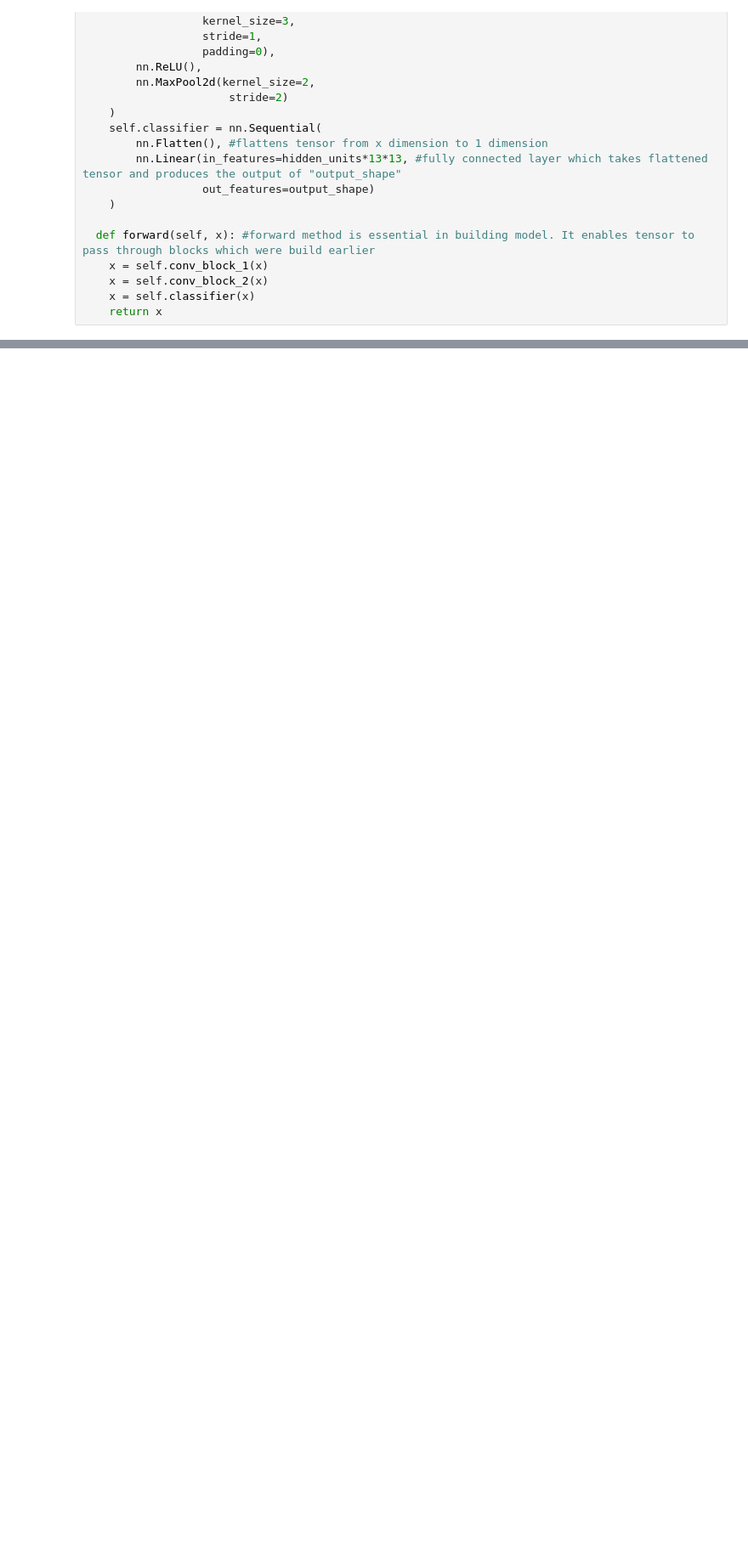
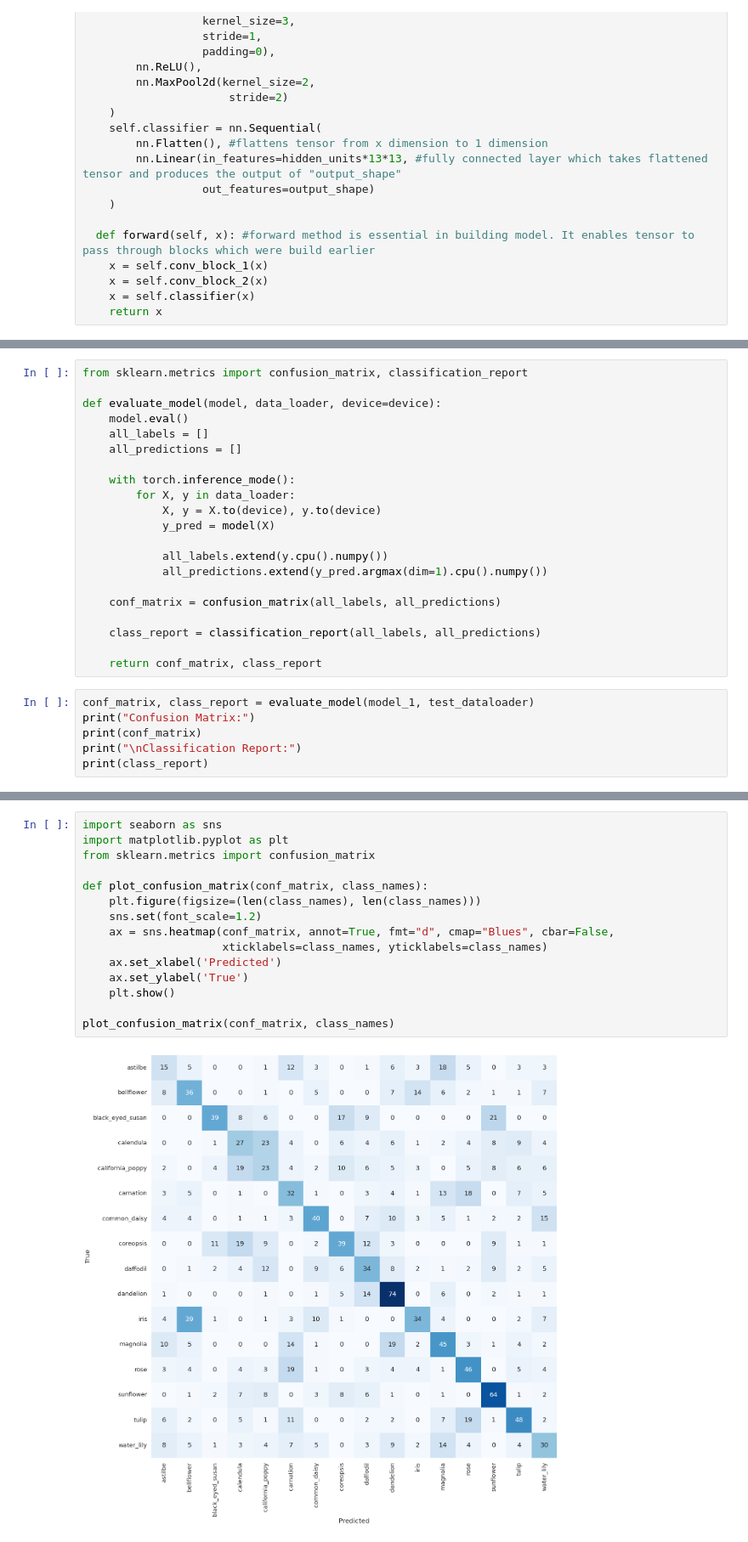
Before and after one commit to dpasierbiewicz/flower_classificator, a Jupyter notebook: Flower_classifier.ipynb, the cells around one changed output, grey strips where cells are left out. Shown at 85% size. Cells and saved outputs as stored; diff of their text form; blank space fills up the shorter version.

```diff
--- a/Flower_classifier.ipynb
+++ b/Flower_classifier.ipynb
@@ -436,0 +632,27 @@ class TinyVGG(nn.Module):
+# %%
+from sklearn.metrics import confusion_matrix, classification_report
+
+def evaluate_model(model, data_loader, device=device):
+    model.eval()
+    all_labels = []
+    all_predictions = []
+
+    with torch.inference_mode():
+        for X, y in data_loader:
+            X, y = X.to(device), y.to(device)
+            y_pred = model(X)
+
+            all_labels.extend(y.cpu().numpy())
+            all_predictions.extend(y_pred.argmax(dim=1).cpu().numpy())
+
+    conf_matrix = confusion_matrix(all_labels, all_predictions)
+
+    class_report = classification_report(all_labels, all_predictions)
+
+    return conf_matrix, class_report
+# %%
+conf_matrix, class_report = evaluate_model(model_1, test_dataloader)
+print("Confusion Matrix:")
+print(conf_matrix)
+print("\nClassification Report:")
+print(class_report)
@@ -436,0 +677,17 @@ class TinyVGG(nn.Module):
+# %%
+import seaborn as sns
+import matplotlib.pyplot as plt
+from sklearn.metrics import confusion_matrix
+
+def plot_confusion_matrix(conf_matrix, class_names):
+    plt.figure(figsize=(len(class_names), len(class_names)))
+    sns.set(font_scale=1.2)
+    ax = sns.heatmap(conf_matrix, annot=True, fmt="d", cmap="Blues", cbar=False,
+                     xticklabels=class_names, yticklabels=class_names)
+    ax.set_xlabel('Predicted')
+    ax.set_ylabel('True')
+    plt.show()
+
+plot_confusion_matrix(conf_matrix, class_names)
+# %% [output]
+[figure, added]
```
Also changed, not shown: parts of 10 cells of this notebook.
